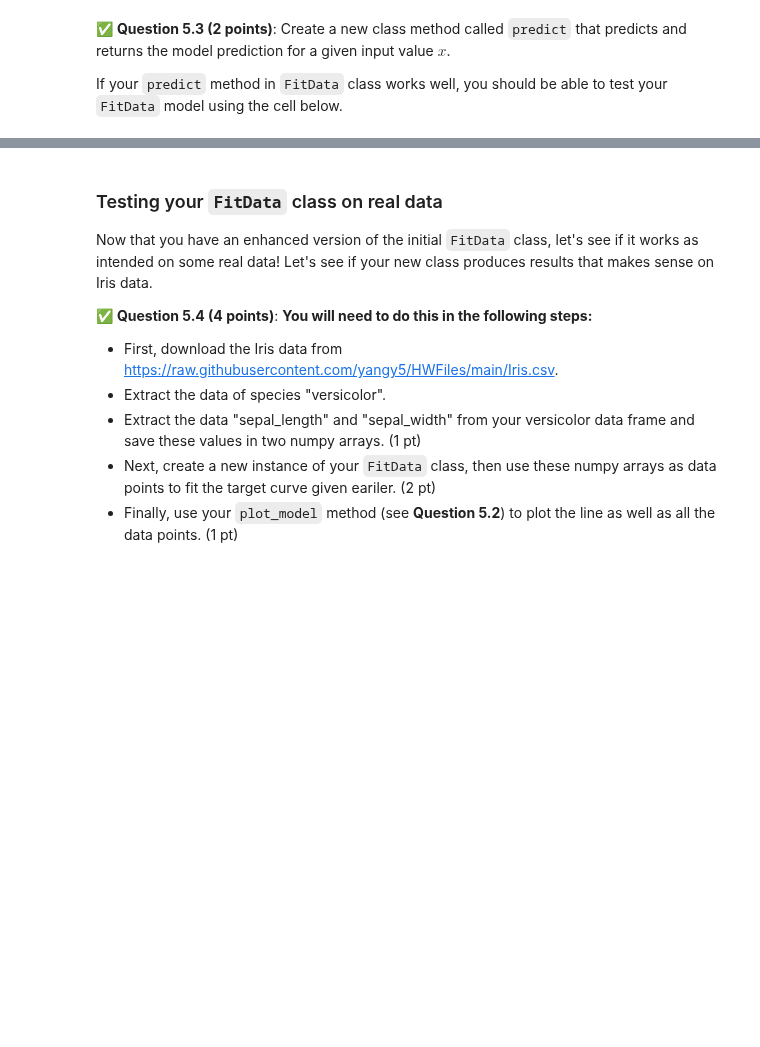
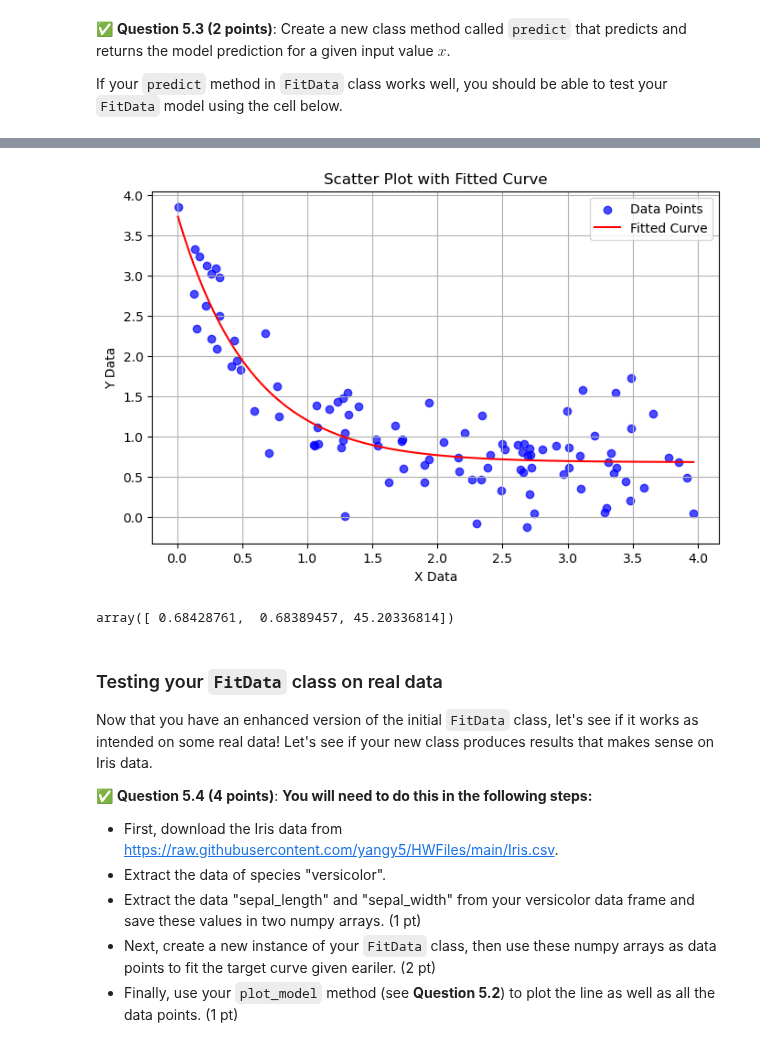
Before and after one commit to burririt/CMSE202-s25-turnin, a Jupyter notebook: hw-01/HW-01_GitPracticeDebuggingPythonPackagesAndClasses-SS25-STUDENT.ipynb, the cells around one changed output, grey strips where cells are left out. Drawn from its saved outputs; the diff is of its cells as text; code cells hidden in the pictures; blank space fills up the shorter version.

```diff
--- a/hw-01/HW-01_GitPracticeDebuggingPythonPackagesAndClasses-SS25-STUDENT.ipynb
+++ b/hw-01/HW-01_GitPracticeDebuggingPythonPackagesAndClasses-SS25-STUDENT.ipynb
@@ -648,0 +734,13 @@ print(model)
+# %%
+# Put your non-buggy code here
+import matplotlib.pyplot as plt
+
+fn = func
+
+data = FitData(xdata, ydata)
+stats = data.summary_stats()
+model = data.CurveFit_model()
+
+
+print(stats)
+print(model)
@@ -672,3 +825,15 @@ y_pred
+# %%
+CurvF_test1 = FitData(xdata, ydata)
+CurvF_test1.CurveFit_model()
+CurvF_test1.plot_model()
+
+x_new = np.array([5.0, 6.5, -1.5])
+y_pred = CurvF_test1.predict(x_new)
+
+y_pred
+# %% [output]
+[figure, added]
+array([ 0.68428761,  0.68389457, 45.20336814])
 # %% [markdown]
 ### Testing your `FitData` class on real data
 
```
Also changed, not shown: parts of 17 cells of this notebook, 1 other file.
